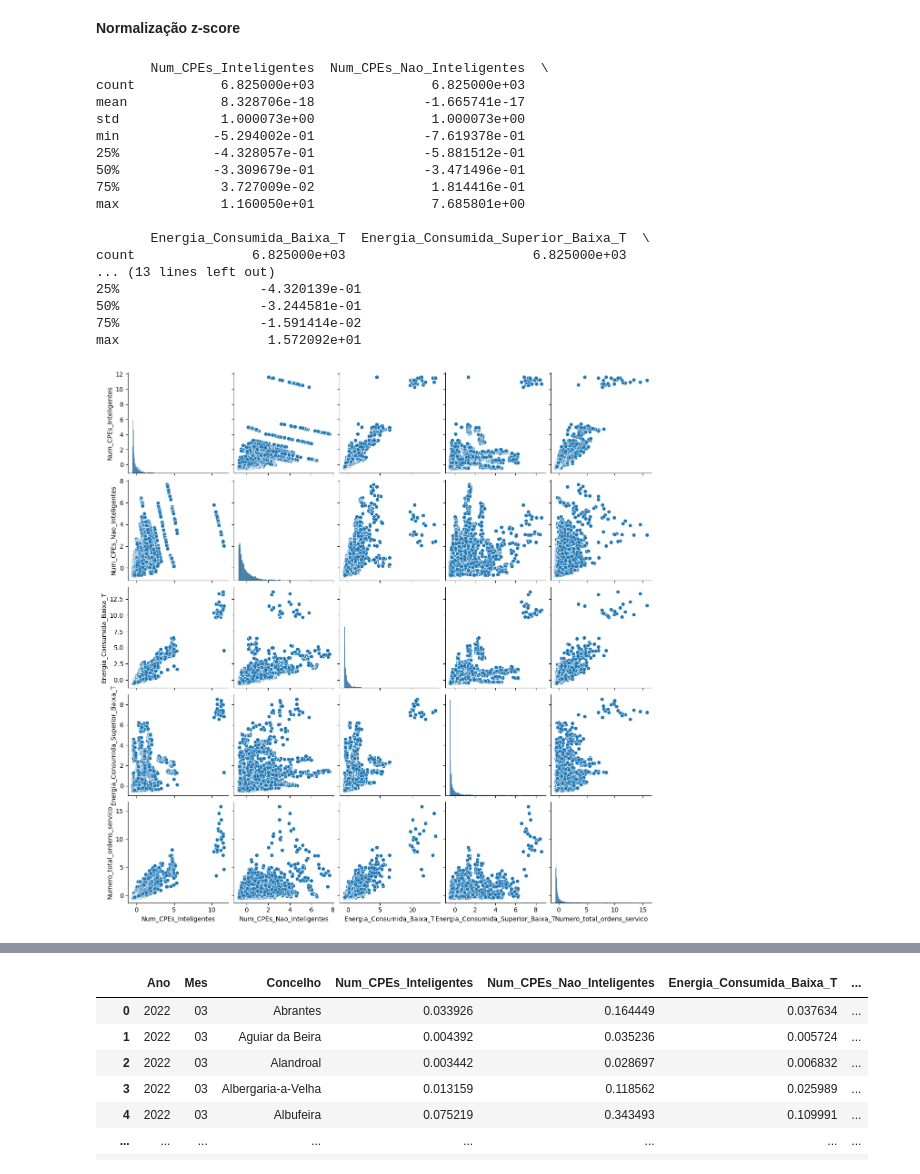
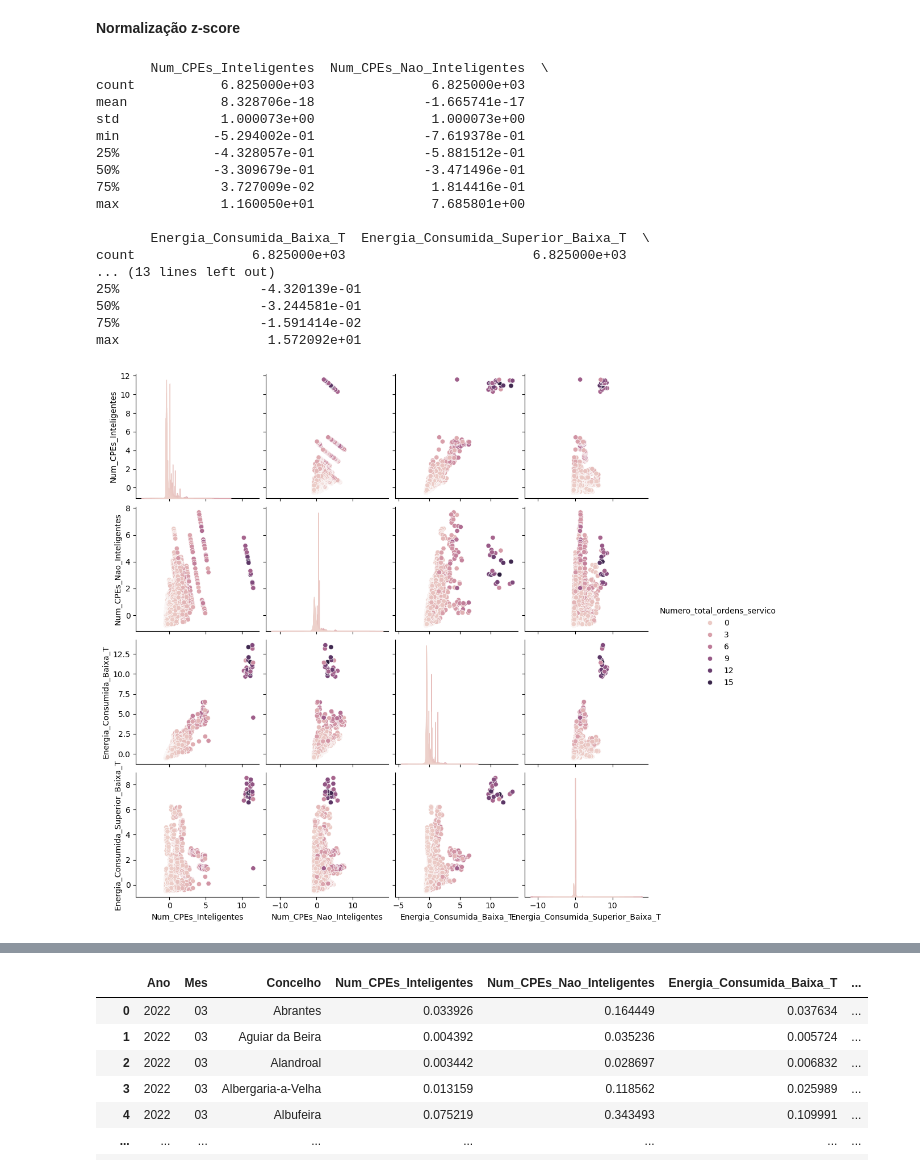
Before and after one commit to MikaZico36/DECDProject, a Jupyter notebook: DecdProject.ipynb, the cells around one changed output, grey strips where cells are left out. Drawn from its saved outputs; the diff is of its cells as text; code cells hidden in the pictures.

```diff
--- a/DecdProject.ipynb
+++ b/DecdProject.ipynb
@@ -269,41 +249,40 @@ display(numeric_df)
 # %% [markdown]
 **Normalização z-score**
 # %%
-#Normalização z-score
+import pandas as pd
+import seaborn as sns
+import matplotlib.pyplot as plt
 from sklearn.preprocessing import StandardScaler
 
-# Normalizar os dados selecionados
+cols_to_normalize = [col for col in merged_df.columns if col not in ['Ano', 'Mes', 'Concelho']]
+numeric_df_to_normalize = merged_df[cols_to_normalize]
 std_scaler = StandardScaler()
-std_scaler.fit(numeric_df)
-scaled_features = std_scaler.transform(numeric_df)
-std_scaled = pd.DataFrame(scaled_features, index=numeric_df.index, columns=numeric_df.columns)
-
-# Concatenar as colunas mantidas fora da normalização com as colunas normalizadas
+std_scaler.fit(numeric_df_to_normalize)
+scaled_features = std_scaler.transform(numeric_df_to_normalize)
+std_scaled = pd.DataFrame(scaled_features, index=numeric_df_to_normalize.index, columns=numeric_df_to_normalize.columns)
 cols_to_keep = ['Ano', 'Mes', 'Concelho']
 final_df = pd.concat([merged_df[cols_to_keep], std_scaled], axis=1)
+print(final_df.describe())
+sns.pairplot(final_df, hue='Numero_total_ordens_servico')
 
-# Exibir a descrição estatística do DataFrame final
-print(final_df.describe())
-
-# Exibir o pairplot do DataFrame final
-sns.pairplot(final_df);
+plt.show()
 # %% [output]
        Num_CPEs_Inteligentes  Num_CPEs_Nao_Inteligentes  \
 count           6.825000e+03               6.825000e+03
 mean            8.328706e-18              -1.665741e-17
 std             1.000073e+00               1.000073e+00
 min            -5.294002e-01              -7.619378e-01
 25%            -4.328057e-01              -5.881512e-01
 50%            -3.309679e-01              -3.471496e-01
 75%             3.727009e-02               1.814416e-01
 max             1.160050e+01               7.685801e+00
 
        Energia_Consumida_Baixa_T  Energia_Consumida_Superior_Baixa_T  \
 count               6.825000e+03                        6.825000e+03
 ... (13 lines left out)
 25%                  -4.320139e-01
 50%                  -3.244581e-01
 75%                  -1.591414e-02
 max                   1.572092e+01
-[figure, old version]
+[figure, new version]
 # %%
```
Also changed, not shown: parts of 15 cells of this notebook.
